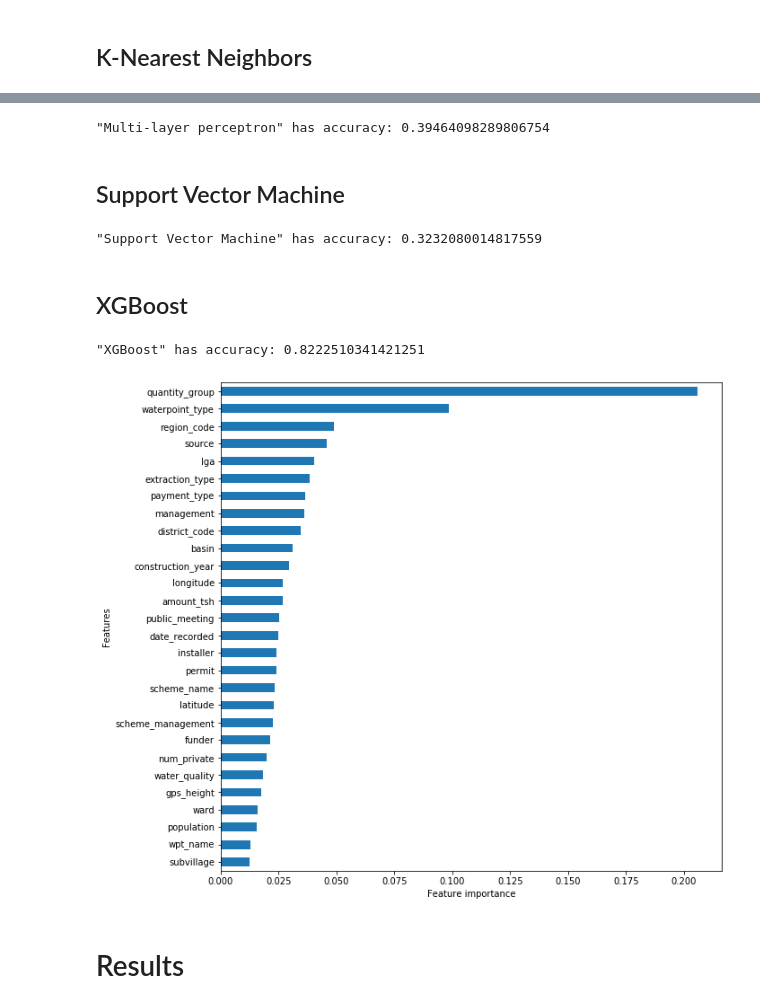
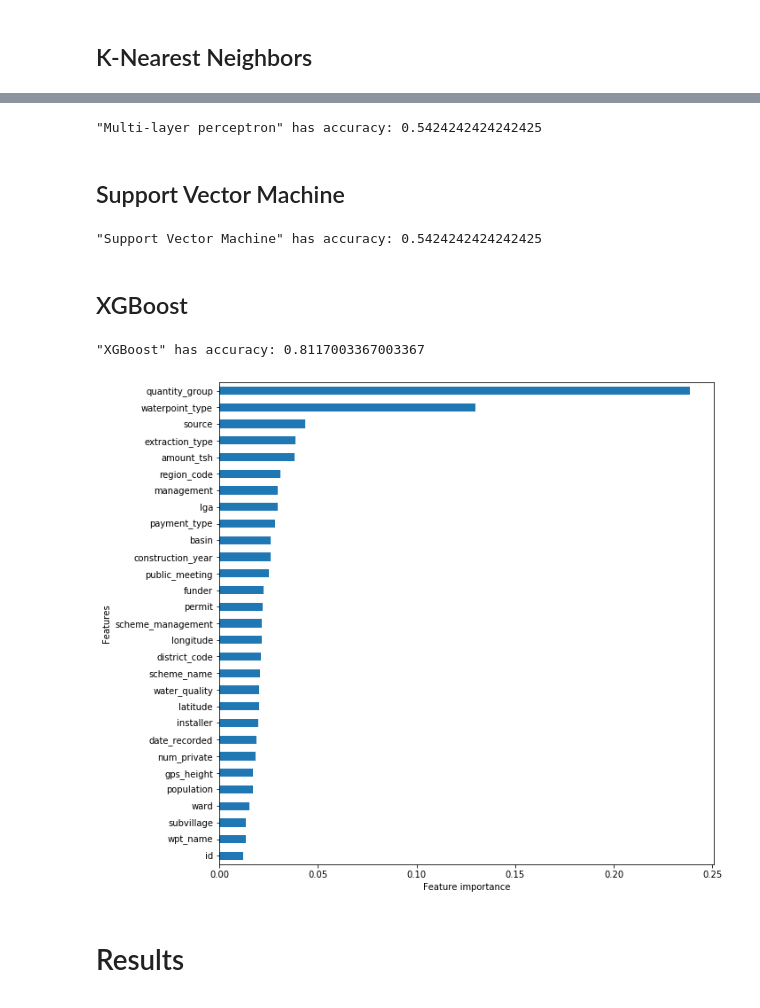
Before and after one commit to romanthekat/drivendata-pump-it-up, a Jupyter notebook: notebooks/notebook.ipynb, the cells around one changed output, grey strips where cells are left out. Cells and saved outputs as stored; diff of their text form; code cells hidden in the pictures.

```diff
--- a/notebooks/notebook.ipynb
+++ b/notebooks/notebook.ipynb
@@ -337,45 +363,45 @@ def mlp(X_train, X_test, y_train, y_test):
 # %%
-clf, accuracy = mlp(X_train, X_test, y_train, y_test)
-update_result_print(models_result, 'Multi-layer perceptron', accuracy)
+clf = mlp(X_train, y_train)
+update_result_print(models_result, 'Multi-layer perceptron', clf, X_test, y_test)
 #plot_features_importances(clf, X_train)
 # %% [output]
-"Multi-layer perceptron" has accuracy: 0.39464098289806754
+"Multi-layer perceptron" has accuracy: 0.5424242424242425
 # %% [markdown]
 ## Support Vector Machine
 # %%
-def svm(X_train, X_test, y_train, y_test):
+def svm(X_train, y_train):
     from sklearn.svm import LinearSVC #better for large dataset then SVC
     clf = LinearSVC()
 
     clf.fit(X_train, y_train)
 
-    return clf, clf.score(X_test, y_test)
+    return clf
 # %%
-clf, accuracy = svm(X_train, X_test, y_train, y_test)
-update_result_print(models_result, 'Support Vector Machine', accuracy)
+clf = svm(X_train, y_train)
+update_result_print(models_result, 'Support Vector Machine', clf, X_test, y_test)
 #plot_features_importances(clf, X_train)
 # %% [output]
-"Support Vector Machine" has accuracy: 0.3232080014817559
+"Support Vector Machine" has accuracy: 0.5424242424242425
 # %% [markdown]
 ## XGBoost
 # %%
-def xgb(X_train, X_test, y_train, y_test):
+def xgb(X_train, y_train):
     from xgboost import XGBClassifier
     clf = XGBClassifier(nthread=2, num_class=3,
-                        min_child_weight=2, max_depth=9,
+                        min_child_weight=2, max_depth=13,
                         subsample=0.7, colsample_bytree = 0.9,
                         objective='multi:softmax')
 
     clf.fit(X_train, y_train)
 
-    return clf, clf.score(X_test, y_test)
+    return clf
 # %%
-clf, accuracy = xgb(X_train, X_test, y_train, y_test)
-update_result_print(models_result, 'XGBoost', accuracy)
+clf = xgb(X_train, y_train)
+update_result_print(models_result, 'XGBoost', clf, X_test, y_test)
 plot_features_importances(clf, X_train)
 # %% [output]
-"XGBoost" has accuracy: 0.8222510341421251
+"XGBoost" has accuracy: 0.8117003367003367
-[figure, old version]
+[figure, new version]
 # %% [markdown]
 # Results
 # %%
```
Also changed, not shown: parts of 44 cells of this notebook.
